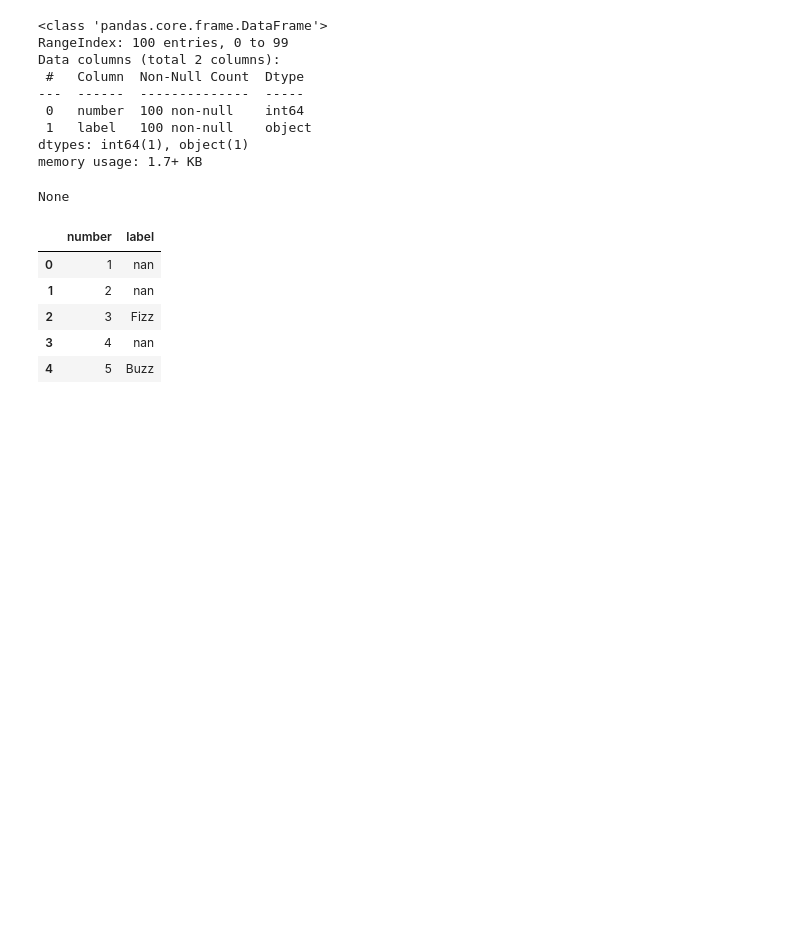
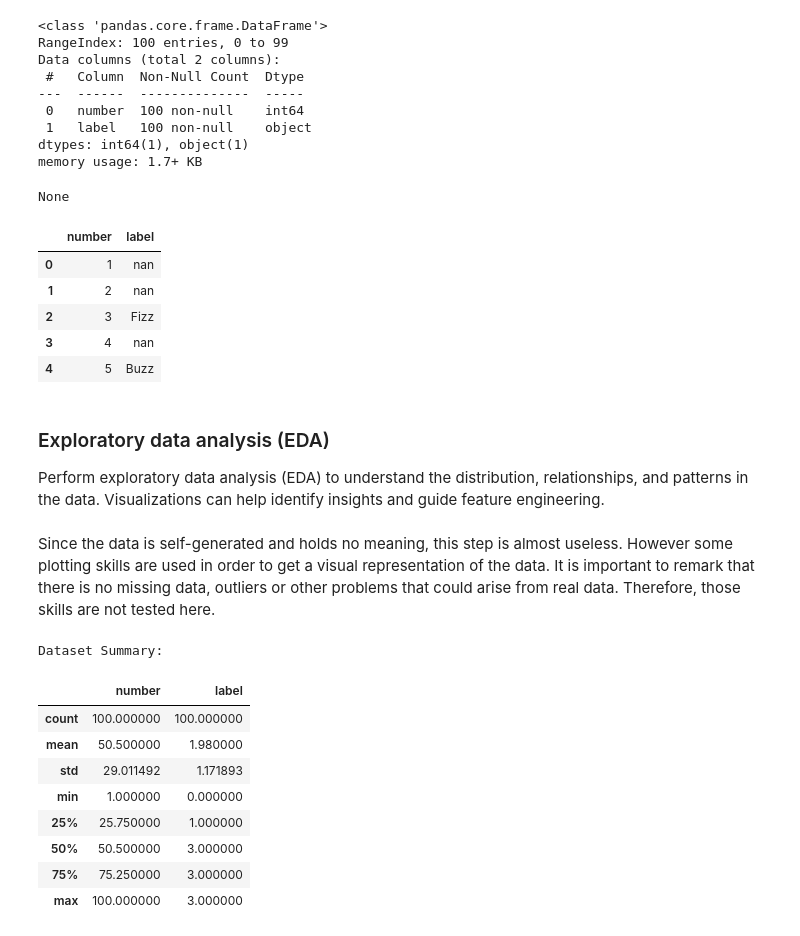
Before and after one commit to avillalon-dev/DataScienceChallenge, a Jupyter notebook: ML Classification/fizzbuzz_notebook.ipynb, the cells around one changed output. Drawn from its saved outputs; the diff is of its cells as text; code cells hidden in the pictures; blank space fills up the shorter version.

```diff
--- a/ML Classification/fizzbuzz_notebook.ipynb
+++ b/ML Classification/fizzbuzz_notebook.ipynb
@@ -42,3 +42,24 @@ None
 | 2 | 3 | Fizz |
 | 3 | 4 | nan |
 | 4 | 5 | Buzz |
+# %% [markdown]
+### Exploratory data analysis (EDA)
+
+Perform exploratory data analysis (EDA) to understand the distribution, relationships, and patterns in the data. Visualizations can help identify insights and guide feature engineering.
+# %% [markdown]
+Since the data is self-generated and holds no meaning, this step is almost useless. However some plotting skills are used in order to get a visual representation of the data. It is important to remark that there is no missing data, outliers or other problems that could arise from real data. Therefore, those skills are not tested here.
+# %%
+# Print a summary of the dataset
+print("Dataset Summary:")
+display(df_data.describe())
+# %% [output]
+Dataset Summary:
+|  | number | label |
+| count | 100.000000 | 100.000000 |
+| mean | 50.500000 | 1.980000 |
+| std | 29.011492 | 1.171893 |
+| min | 1.000000 | 0.000000 |
+| 25% | 25.750000 | 1.000000 |
+| 50% | 50.500000 | 3.000000 |
+| 75% | 75.250000 | 3.000000 |
+| max | 100.000000 | 3.000000 |
```
Also changed, not shown: parts of 1 cell of this notebook.
